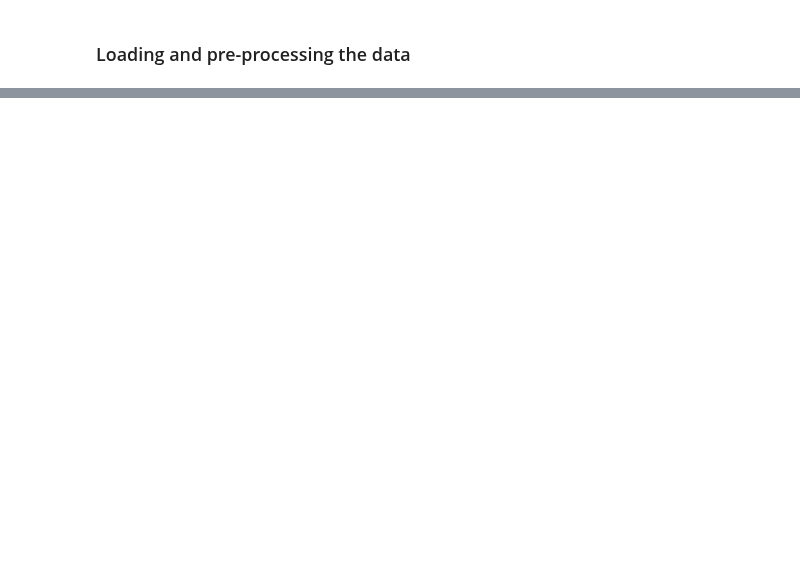
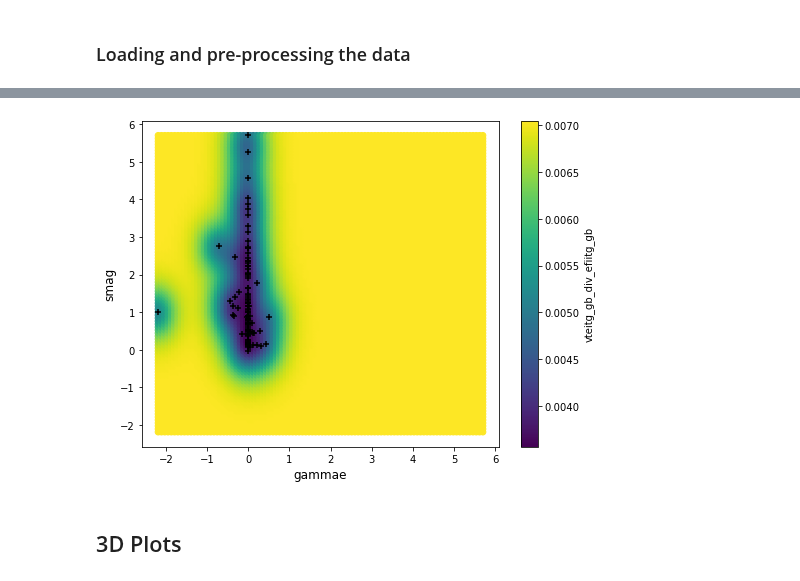
Before and after one commit to zcapjdb/UKAEAGroupProject, a Jupyter notebook: src/notebooks/GaussianProcess.ipynb, the cells around one changed output, grey strips where cells are left out. Cells and saved outputs as stored; diff of their text form; code cells hidden in the pictures; blank space fills up the shorter version.

```diff
--- a/src/notebooks/GaussianProcess.ipynb
+++ b/src/notebooks/GaussianProcess.ipynb
@@ -122,0 +87,11 @@ with torch.no_grad():
+# %%
+plt.figure(figsize = (8,6))
+plt.scatter(test_x[:,0], test_x[:,1], c = out_var)
+plt.colorbar(label =output_dim[0])
+plt.scatter(x_train_data[:,:,0].squeeze(), x_train_data[:,:,1].squeeze(),marker='+', color ='black')
+plt.xlabel(input_dim[0], fontsize = 12);
+plt.ylabel(input_dim[1], fontsize = 12);
+# %% [output]
+[figure, added]
+# %% [markdown]
+## 3D Plots
```
Also changed, not shown: parts of 24 cells of this notebook.
